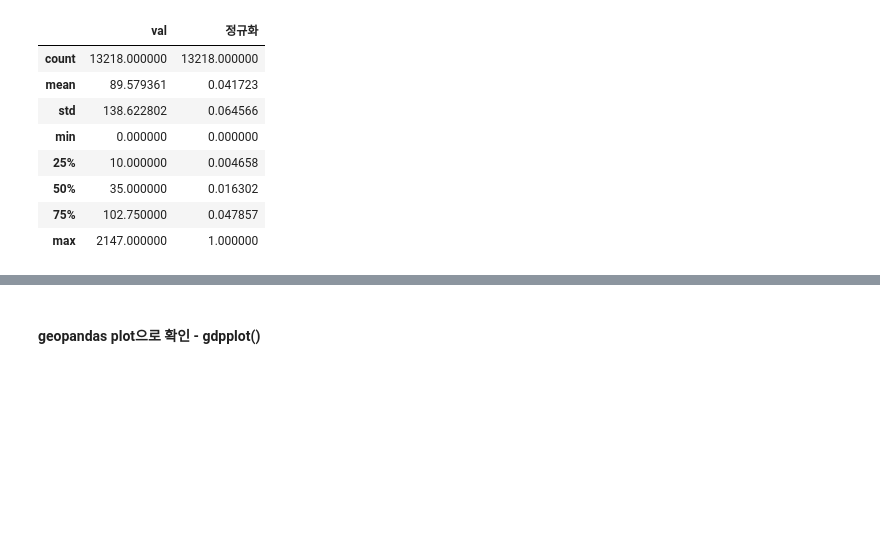
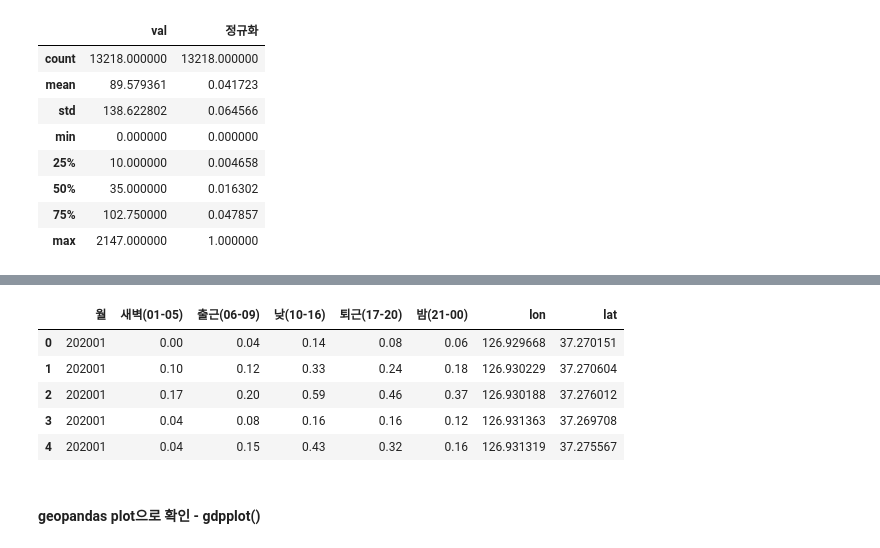
Before and after one commit to eruru0411/DL_Study, a Jupyter notebook: LH.ipynb, the cells around one changed output, grey strips where cells are left out. Saved outputs shown, nothing was run; the diff lists cells and outputs as text; code cells hidden in the pictures; blank space fills up the shorter version.

```diff
--- a/LH.ipynb
+++ b/LH.ipynb
@@ -898,0 +1012,17 @@ geo_to_df(df_인도26, geotype='multilinestring')        # multilinestring
+# %%
+# df_유동인구_요일별_cate
+요일 = {'평일':['mon', 'tue', 'wed', 'thu', 'fri'],
+        '주말':['sat', 'sun']}
+
+for str in range(len(list(요일.keys()))):
+    if len(list(요일.keys())) >= len(list(요일.values())[str]):
+        for val in range(len(list(요일.values())[str])):
+            df_유동인구_요일별['평일'] = df_유동인구_요일별[list(요일.values())[val]].agg(sum, axis=1) / 5
+    else:
+        for val in range(len(list(요일.values())[str])):
+            df_유동인구_요일별['주말'] = df_유동인구_요일별[list(요일.values())[str]].agg(sum, axis=1) / 2
+
+요일_col = ['월', '평일', '주말', 'lon', 'lat']
+df_유동인구_요일별_cate = df_유동인구_요일별[요일_col]
+
+df_유동인구_요일별_cate.head()
@@ -899,3 +1036,34 @@ geo_to_df(df_인도26, geotype='multilinestring')        # multilinestring
+# %%
+# df_유동인구_시간대_cate
+시간 = {'새벽(01-05)':['TMST_01', 'TMST_02', 'TMST_03', 'TMST_04', 'TMST_05'],
+        '출근(06-09)':['TMST_06', 'TMST_07', 'TMST_08', 'TMST_09'],
+        '낮(10-16)'  :['TMST_10', 'TMST_11', 'TMST_12', 'TMST_13', 'TMST_14', 'TMST_15', 'TMST_16'],
+        '퇴근(17-20)':['TMST_17', 'TMST_18', 'TMST_19', 'TMST_20'],
+        '밤(21-00)'  :['TMST_21', 'TMST_22', 'TMST_23', 'TMST_00']}
+
+for str in range(len(list(시간.keys()))):
+    if len(list(시간.keys())) >= len(list(시간.values())[str]):
+        for val in range(len(list(시간.values())[str])):
+            df_유동인구_시간대[list(시간.keys())[val]] = df_유동인구_시간대[list(시간.values())[val]].agg(sum, axis=1)
+    else:
+        for val in range(len(list(시간.values())[str])):
+            df_유동인구_시간대[list(시간.keys())[str]] = df_유동인구_시간대[list(시간.values())[str]].agg(sum, axis=1)
+
+시간대_col = ['STD_YM', '새벽(01-05)', '출근(06-09)', '낮(10-16)', '퇴근(17-20)', '밤(21-00)', 'lon', 'lat']
+df_유동인구_시간대_cate = df_유동인구_시간대[시간대_col]
+
+df_유동인구_시간대_cate['월'] = df_유동인구_시간대_cate['STD_YM']
+df_유동인구_시간대_cate.drop('STD_YM', axis=1, inplace=True)
+df_유동인구_시간대_cate = df_유동인구_시간대_cate[['월', '새벽(01-05)', '출근(06-09)', '낮(10-16)', '퇴근(17-20)', '밤(21-00)', 'lon', 'lat']]
+
+df_유동인구_시간대_cate.head()
+# %% [output]
+|  | 월 | 새벽(01-05) | 출근(06-09) | 낮(10-16) | 퇴근(17-20) | 밤(21-00) | lon | lat |
+| 0 | 202001 | 0.00 | 0.04 | 0.14 | 0.08 | 0.06 | 126.929668 | 37.270151 |
+| 1 | 202001 | 0.10 | 0.12 | 0.33 | 0.24 | 0.18 | 126.930229 | 37.270604 |
+| 2 | 202001 | 0.17 | 0.20 | 0.59 | 0.46 | 0.37 | 126.930188 | 37.276012 |
+| 3 | 202001 | 0.04 | 0.08 | 0.16 | 0.16 | 0.12 | 126.931363 | 37.269708 |
+| 4 | 202001 | 0.04 | 0.15 | 0.43 | 0.32 | 0.16 | 126.931319 | 37.275567 |
 # %% [markdown]
 #### geopandas plot으로  확인 - gdpplot()
 # %%
```
Also changed, not shown: parts of 63 cells of this notebook.
